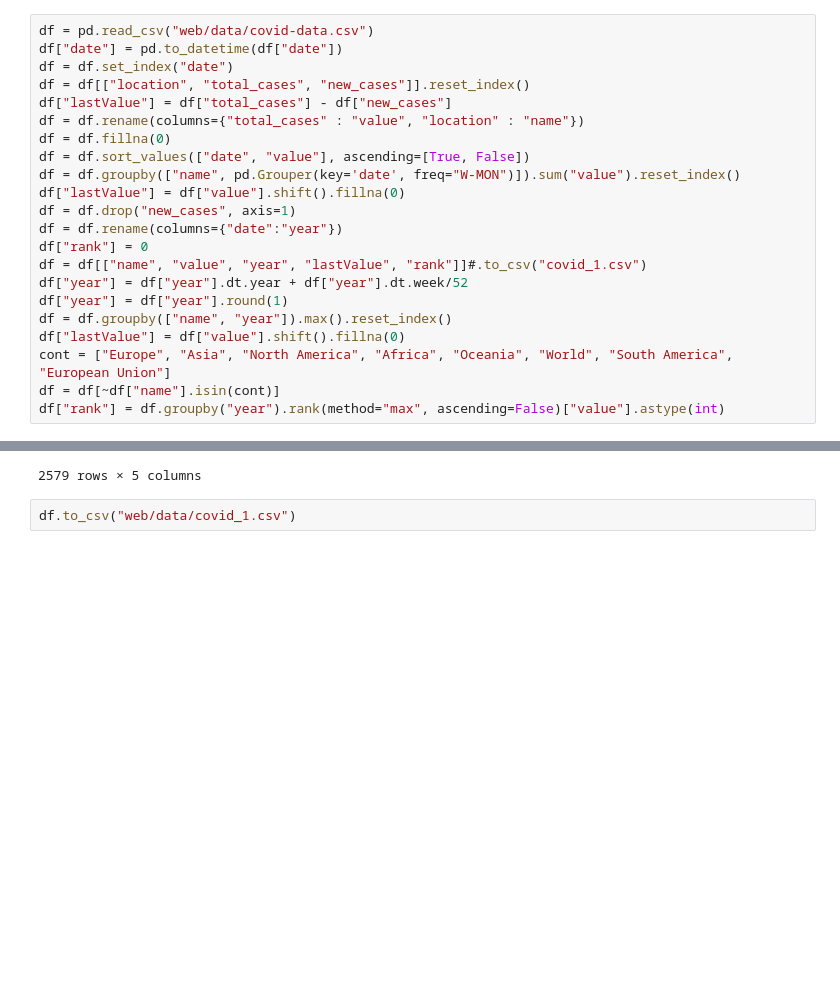
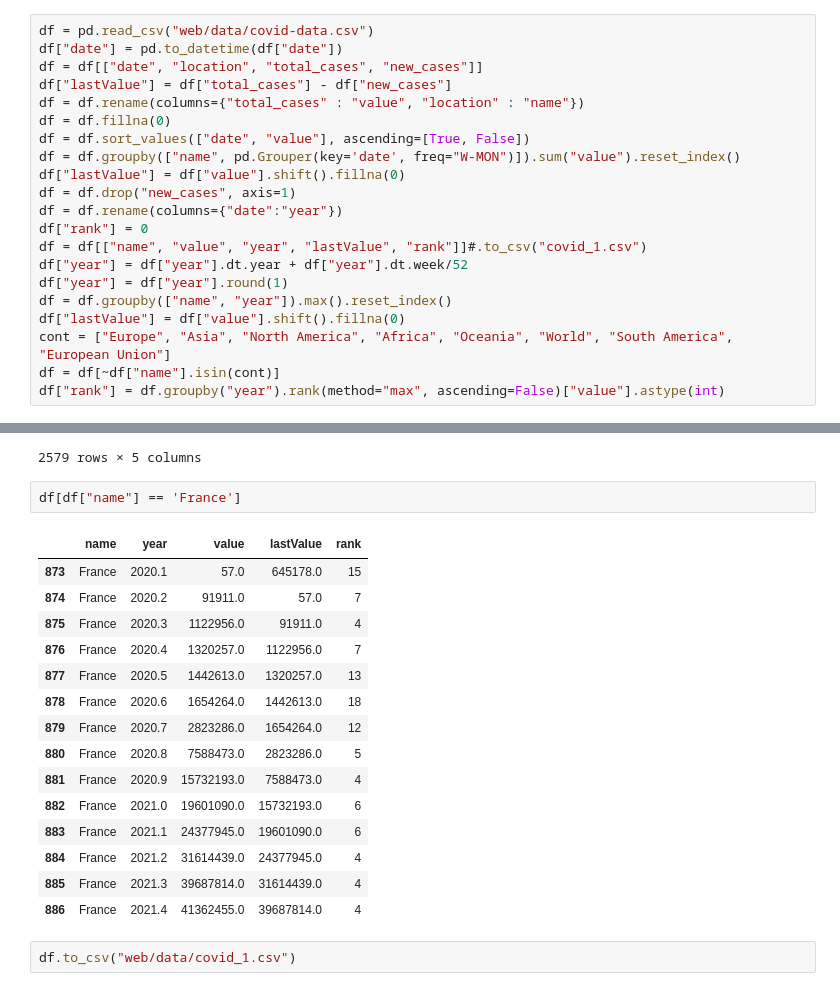
Before and after one commit to fapont/covid-dataviz, a Jupyter notebook: prepro.ipynb, the cells around one changed output, grey strips where cells are left out. Saved outputs shown, nothing was run; the diff lists cells and outputs as text; blank space fills up the shorter version.

```diff
--- a/prepro.ipynb
+++ b/prepro.ipynb
@@ -19,8 +80,7 @@ df_a
 # %%
 df = pd.read_csv("web/data/covid-data.csv")
 df["date"] = pd.to_datetime(df["date"])
-df = df.set_index("date")
-df = df[["location", "total_cases", "new_cases"]].reset_index()
+df = df[["date", "location", "total_cases", "new_cases"]]
 df["lastValue"] = df["total_cases"] - df["new_cases"]
 df = df.rename(columns={"total_cases" : "value", "location" : "name"})
 df = df.fillna(0)
@@ -58,6 +114,24 @@ df
 | 2687 | Zimbabwe | 2021.3 | 267681.0 | 257528.0 | 113 |
 | 2688 | Zimbabwe | 2021.4 | 272135.0 | 267681.0 | 116 |
 2579 rows × 5 columns
+# %%
+df[df["name"] == 'France']
+# %% [output]
+|  | name | year | value | lastValue | rank |
+| 873 | France | 2020.1 | 57.0 | 645178.0 | 15 |
+| 874 | France | 2020.2 | 91911.0 | 57.0 | 7 |
+| 875 | France | 2020.3 | 1122956.0 | 91911.0 | 4 |
+| 876 | France | 2020.4 | 1320257.0 | 1122956.0 | 7 |
+| 877 | France | 2020.5 | 1442613.0 | 1320257.0 | 13 |
+| 878 | France | 2020.6 | 1654264.0 | 1442613.0 | 18 |
+| 879 | France | 2020.7 | 2823286.0 | 1654264.0 | 12 |
+| 880 | France | 2020.8 | 7588473.0 | 2823286.0 | 5 |
+| 881 | France | 2020.9 | 15732193.0 | 7588473.0 | 4 |
+| 882 | France | 2021.0 | 19601090.0 | 15732193.0 | 6 |
+| 883 | France | 2021.1 | 24377945.0 | 19601090.0 | 6 |
+| 884 | France | 2021.2 | 31614439.0 | 24377945.0 | 4 |
+| 885 | France | 2021.3 | 39687814.0 | 31614439.0 | 4 |
+| 886 | France | 2021.4 | 41362455.0 | 39687814.0 | 4 |
 # %%
 df.to_csv("web/data/covid_1.csv")
 # %%
```
Also changed, not shown: parts of 7 cells of this notebook, 2 other files.
